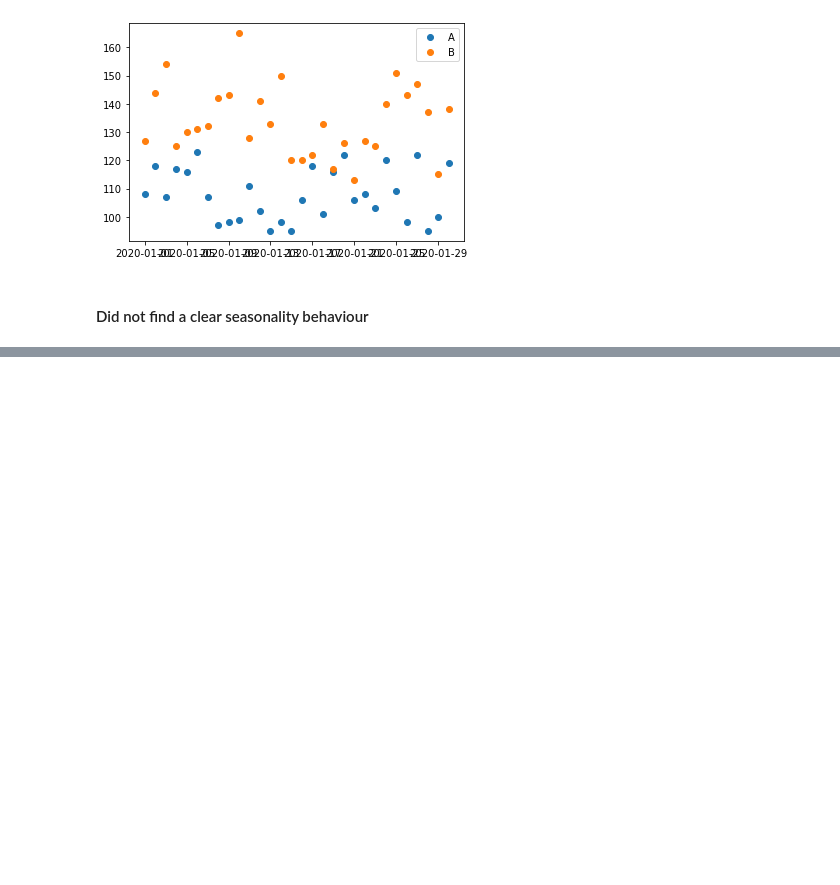
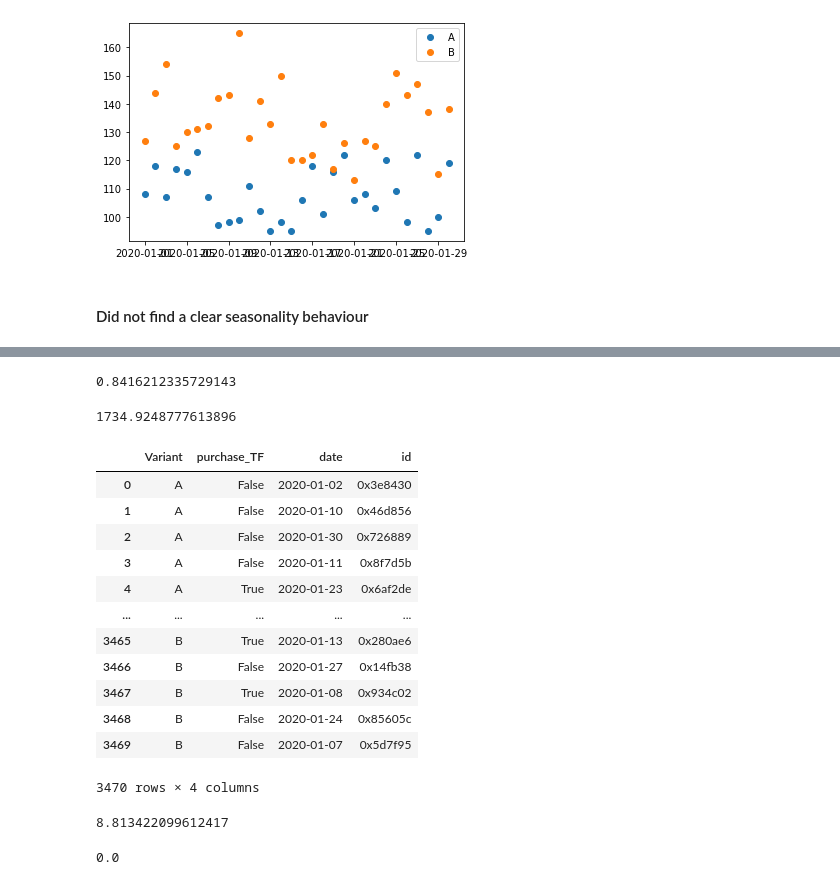
Before and after one commit to Dirodzz/NYU-Marketing-Analytic-AB-Testing, a Jupyter notebook: AB Testing Program.ipynb, the cells around one changed output, grey strips where cells are left out. Saved outputs shown, nothing was run; the diff lists cells and outputs as text; code cells hidden in the pictures; blank space fills up the shorter version.

```diff
--- a/AB Testing Program.ipynb
+++ b/AB Testing Program.ipynb
@@ -180,0 +244,4 @@ def optimal_sample_size()
+# %%
+stats.norm(0,1).ppf(0.8)
+# %% [output]
+0.8416212335729143
@@ -180,0 +268,40 @@ def optimal_sample_size()
+# %%
+optimal_sample_size(0.05, 0.15362470557445695, 0.1962, 0.8)
+# %% [output]
+1734.9248777613896
+# %%
+def sample_simulation(n, df):
+    '''
+    return ==> a dataframe with sample drawed
+    '''
+    df_a = df[df['Variant'] == 'A']
+    df_b = df[df['Variant'] == 'B']
+
+    max_a = df_a.shape[0]
+    max_b = df_b.shape[0]
+
+    pick_a = list(sample(range(0, max_a),round(n)))
+    pick_b = list(sample(range(0, max_b),round(n)))
+
+    df_a_picked = df_a.iloc[pick_a]
+    df_b_picked = df_b.iloc[pick_b]
+
+    result = df_a_picked.append(df_b_picked, ignore_index = True)
+
+    return result
+# %%
+sample_simulation(1734.9248777613896, df[df['date'] >= '2020-01-01'])
+# %% [output]
+|  | Variant | purchase_TF | date | id |
+| 0 | A | False | 2020-01-02 | 0x3e8430 |
+| 1 | A | False | 2020-01-10 | 0x46d856 |
+| 2 | A | False | 2020-01-30 | 0x726889 |
+| 3 | A | False | 2020-01-11 | 0x8f7d5b |
+| 4 | A | True | 2020-01-23 | 0x6af2de |
+| ... | ... | ... | ... | ... |
+| 3465 | B | True | 2020-01-13 | 0x280ae6 |
+| 3466 | B | False | 2020-01-27 | 0x14fb38 |
+| 3467 | B | True | 2020-01-08 | 0x934c02 |
+| 3468 | B | False | 2020-01-24 | 0x85605c |
+| 3469 | B | False | 2020-01-07 | 0x5d7f95 |
+3470 rows × 4 columns
@@ -180,0 +310,5 @@ def optimal_sample_size()
+# %%
+hypo_test(test_1[test_1['Variant'] == 'A'], test_1[test_1['Variant'] == 'B'])
+# %% [output]
+8.813422099612417
+0.0
```
Also changed, not shown: parts of 24 cells of this notebook.
